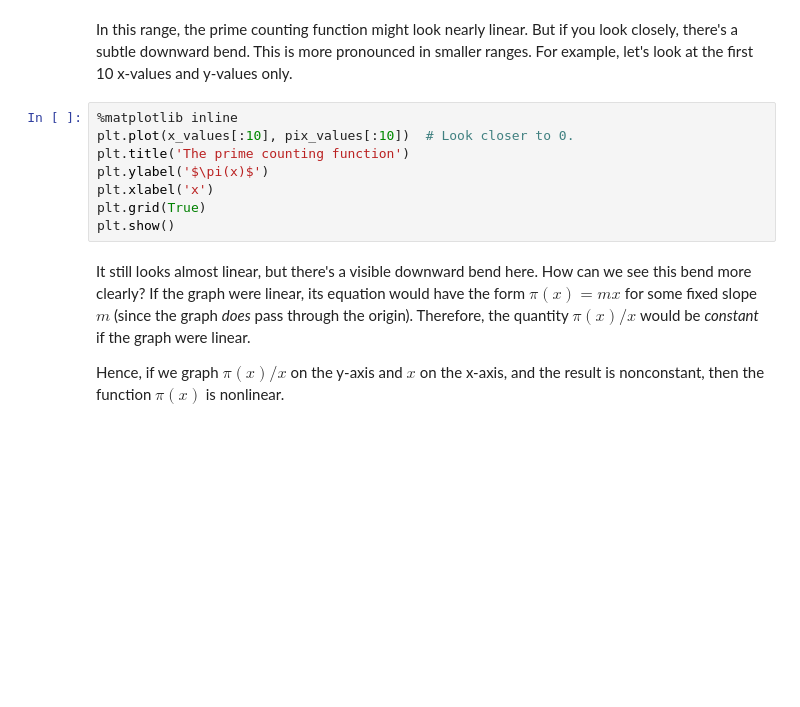
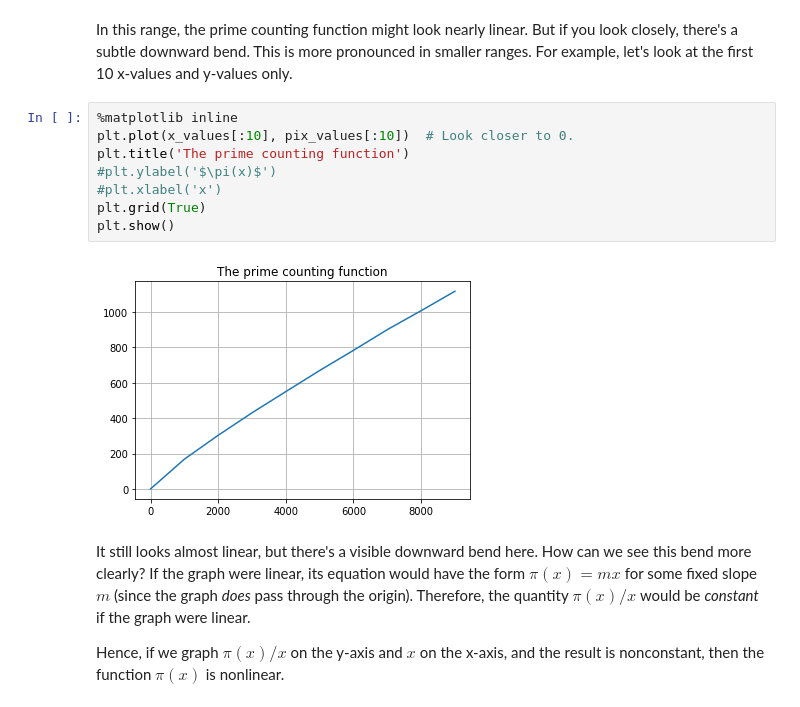
Before and after one commit to lwooliev/MATH-152, a Jupyter notebook: Copy_of_P4M_Notebook_3.ipynb, the cells around one changed output. Saved outputs shown, nothing was run; the diff lists cells and outputs as text; blank space fills up the shorter version.

```diff
--- a/Copy_of_P4M_Notebook_3.ipynb
+++ b/Copy_of_P4M_Notebook_3.ipynb
@@ -716,11 +1028,13 @@ In this range, the prime counting function might look nearly linear.  But if you
 # %%
 %matplotlib inline
 plt.plot(x_values[:10], pix_values[:10])  # Look closer to 0.
 plt.title('The prime counting function')
-plt.ylabel('$\pi(x)$')
-plt.xlabel('x')
+#plt.ylabel('$\pi(x)$')
+#plt.xlabel('x')
 plt.grid(True)
 plt.show()
+# %% [output]
+[figure, added]
 # %% [markdown]
 It still looks almost linear, but there's a visible downward bend here.  How can we see this bend more clearly?  If the graph were linear, its equation would have the form $\pi(x) = mx$ for some fixed slope $m$ (since the graph *does* pass through the origin).  Therefore, the quantity $\pi(x)/x$ would be *constant* if the graph were linear.
 
```
Also changed, not shown: parts of 113 cells of this notebook.
